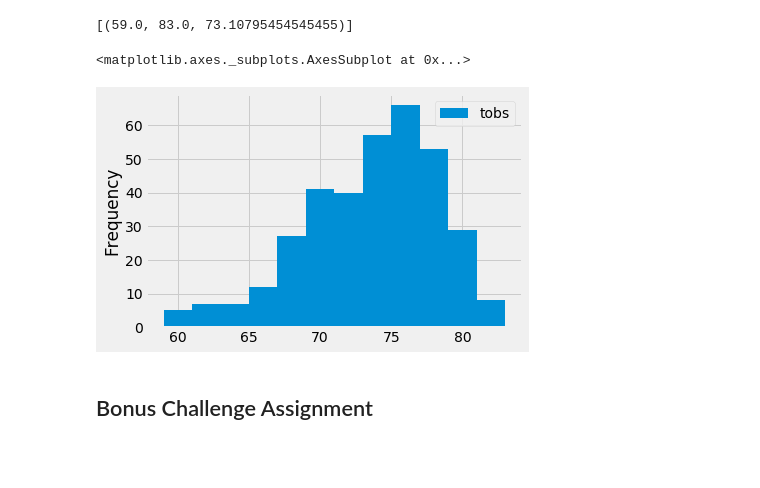
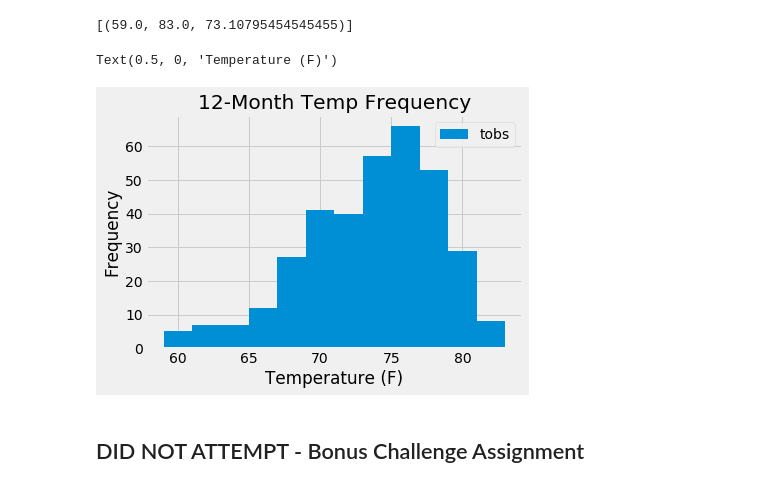
Before and after one commit to bandrewv/sqlalchemy-challenge, a Jupyter notebook: climate_starter.ipynb, the cells around one changed output. Drawn from its saved outputs; the diff is of its cells as text; code cells hidden in the pictures; blank space fills up the shorter version.

```diff
--- a/climate_starter.ipynb
+++ b/climate_starter.ipynb
@@ -176,34 +176,36 @@ most_active_station_stats
 # %%
 # Choose the station with the highest number of temperature observations.
 # Query the last 12 months of temperature observation data for this station and plot the results as a histogram
 
 # -----------------------------------------------------------------------------------------------------------
 # Based on previous query, determined I need to exclude all dates before '2016-08-23'.
 mas_12mo_temp = session.query(Measurement.date, Measurement.tobs).filter(Measurement.date > '2016-08-22').\
 filter(Measurement.station.like('USC00519281')).order_by(Measurement.date).all()
 mas_12mo_temp
 # -----------------------------------------------------------------------------------------------------------
 
 # Save the query results as a Pandas DataFrame and set the index to the date column
 
 # -----------------------------------------------------------------------------------------------------------
 mas_12mo_temp_df = pd.DataFrame(mas_12mo_temp)
 mas_12mo_temp_df = mas_12mo_temp_df.set_index(mas_12mo_temp_df['date'])
 mas_12mo_temp_df = mas_12mo_temp_df.drop(columns=['date'])
 mas_12mo_temp_df
 # -----------------------------------------------------------------------------------------------------------
 
 # Use Pandas Plotting with Matplotlib to plot the data
 
 # -----------------------------------------------------------------------------------------------------------
 mas_12mo_temp_df.plot.hist(bins=12)
+plt.title('12-Month Temp Frequency')
+plt.xlabel('Temperature (F)')
 # -----------------------------------------------------------------------------------------------------------
 # REMEMBER TO FORMAT CHART...
 # %% [output]
-<matplotlib.axes._subplots.AxesSubplot at 0x...>
+Text(0.5, 0, 'Temperature (F)')
-[figure, old version]
+[figure, new version]
 # %% [markdown]
-## Bonus Challenge Assignment
+## DID NOT ATTEMPT - Bonus Challenge Assignment
 # %%
 # This function called `calc_temps` will accept start date and end date in the format '%Y-%m-%d'
 # and return the minimum, average, and maximum temperatures for that range of dates
```
Also changed, not shown: parts of 2 cells of this notebook.
